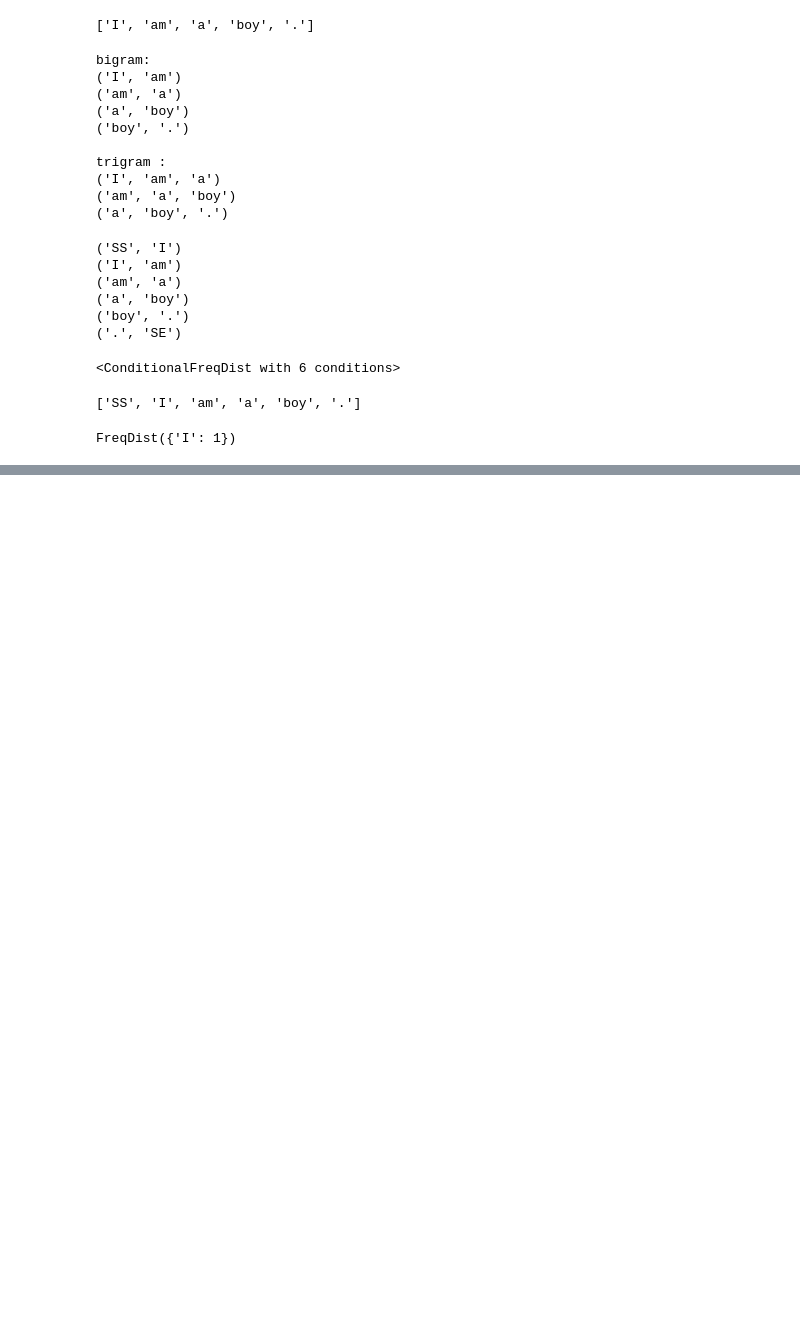
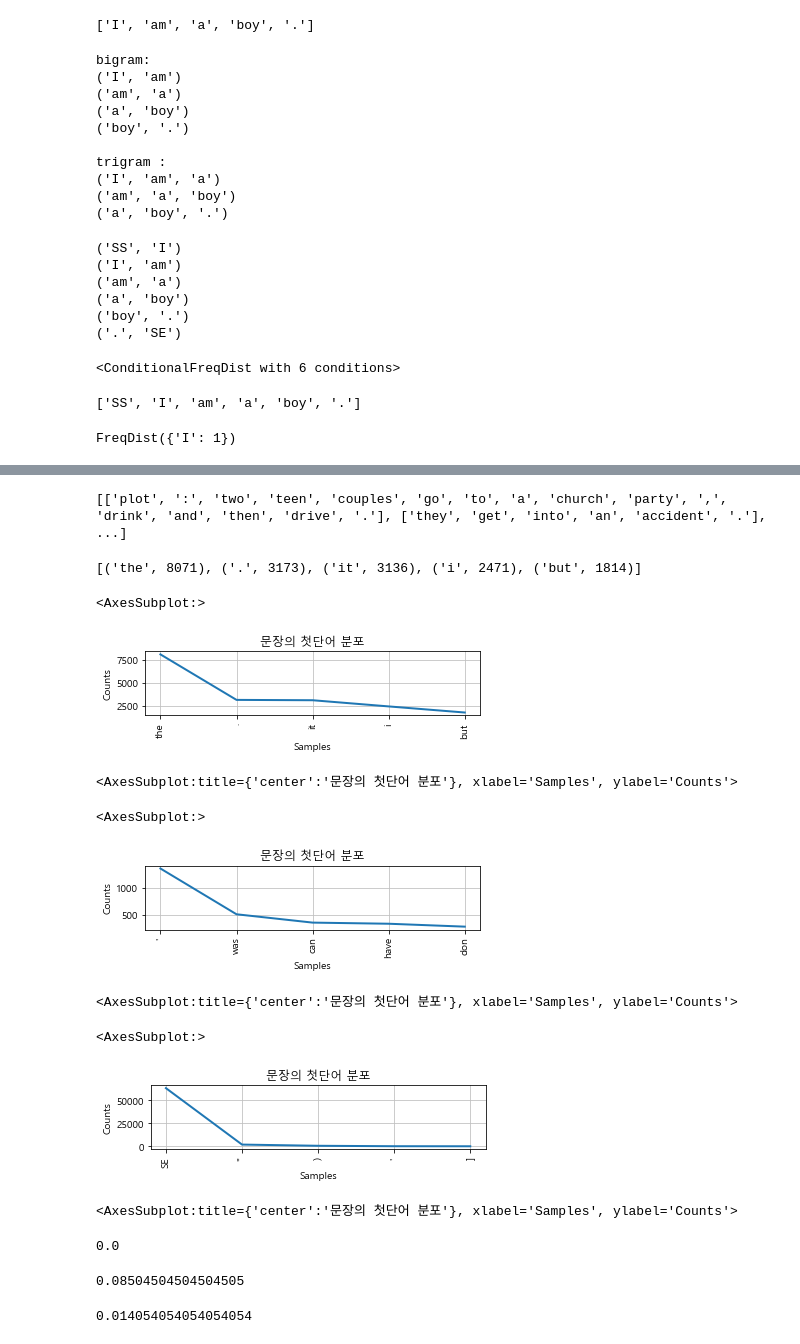
Before and after one commit to yschoi9930/DataScienceSchool, a Jupyter notebook: 210212_확률론적 언어모형.ipynb, the cells around one changed output, grey strips where cells are left out. Saved outputs shown, nothing was run; the diff lists cells and outputs as text; code cells hidden in the pictures; blank space fills up the shorter version.

```diff
--- a/210212_확률론적 언어모형.ipynb
+++ b/210212_확률론적 언어모형.ipynb
@@ -81,0 +97,7 @@ FreqDist({'I': 1})
+# %%
+sentences =[]
+for tokens in movie_reviews.sents() :
+    bigram = ngrams(tokens, 2, pad_left = True, pad_right = True, left_pad_symbol="SS", right_pad_symbol="SE")
+    sentences+=[t for t in bigram]
+
+sentences[:20]
@@ -81,0 +125,27 @@ FreqDist({'I': 1})
+# %%
+movie_reviews.sents()
+# %% [output]
+[['plot', ':', 'two', 'teen', 'couples', 'go', 'to', 'a', 'church', 'party', ',', 'drink', 'and', 'then', 'drive', '.'], ['they', 'get', 'into', 'an', 'accident', '.'], ...]
+# %%
+cfd = ConditionalFreqDist(sentences)
+# %%
+cfd["SS"].most_common(5)
+# %% [output]
+[('the', 8071), ('.', 3173), ('it', 3136), ('i', 2471), ('but', 1814)]
+# %%
+plt.subplot(311)
+cfd["SS"].plot(5, title = "문장의 첫단어 분포")
+plt.subplot(312)
+cfd["i"].plot(5, title = "문장의 첫단어 분포")
+plt.subplot(312)
+cfd["."].plot(5, title = "문장의 첫단어 분포")
+# %% [output]
+<AxesSubplot:>
+[figure, added]
+<AxesSubplot:title={'center':'문장의 첫단어 분포'}, xlabel='Samples', ylabel='Counts'>
+<AxesSubplot:>
+[figure, added]
+<AxesSubplot:title={'center':'문장의 첫단어 분포'}, xlabel='Samples', ylabel='Counts'>
+<AxesSubplot:>
+[figure, added]
+<AxesSubplot:title={'center':'문장의 첫단어 분포'}, xlabel='Samples', ylabel='Counts'>
@@ -81,0 +155,12 @@ FreqDist({'I': 1})
+# %%
+cpd["we"].prob("is")
+# %% [output]
+0.0
+# %%
+cpd["we"].prob("are")
+# %% [output]
+0.08504504504504505
+# %%
+cpd["we"].prob("were")
+# %% [output]
+0.014054054054054054
```
Also changed, not shown: parts of 9 cells of this notebook.
